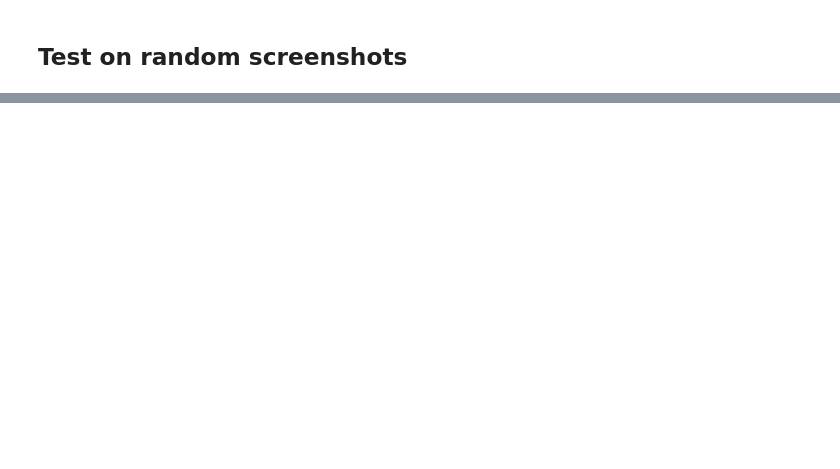
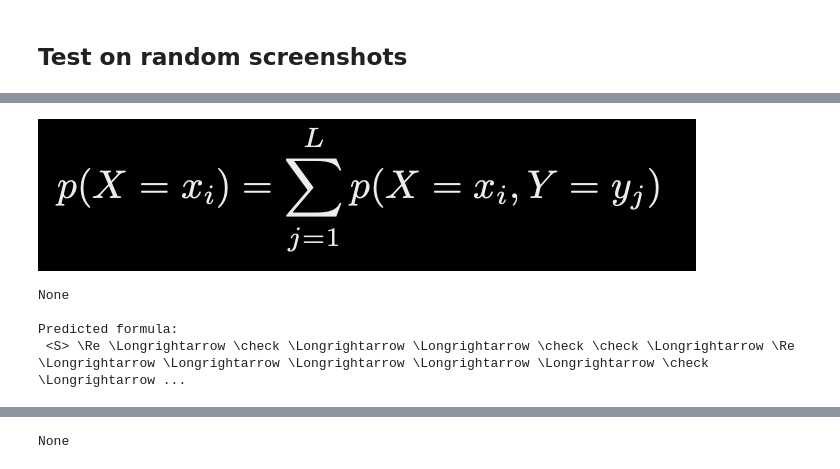
Before and after one commit to gmarus777/image-to-tex-OCR, a Jupyter notebook: Jupyter_Notebooks/FINAL_LOCAL_TRANING_CFG.ipynb, the cells around one changed output, grey strips where cells are left out. Saved outputs shown, nothing was run; the diff lists cells and outputs as text; code cells hidden in the pictures; blank space fills up the shorter version.

```diff
--- a/Jupyter_Notebooks/FINAL_LOCAL_TRANING_CFG.ipynb
+++ b/Jupyter_Notebooks/FINAL_LOCAL_TRANING_CFG.ipynb
@@ -298,16 +349,21 @@ print(display(Math(token_to_strings(my_prediction))))
 # %%
 
 my_image_path= "Jupyter_Notebooks/test_photos/screenshot_1.png"
-my_image = cv2.imread(my_image_path)
-my_image =  cv2.cvtColor(my_image, cv2.COLOR_BGR2RGB)
+my_image = cv2.imread(my_image_path)#my_image =  cv2.cvtColor(my_image, cv2.COLOR_BGR2RGB)
 my_image= cv2.bitwise_not(my_image)
 #my_image = PIL.ImageOps.invert(my_image)
 
 my_image_tensor = dataset.val_transform(image=np.array(my_image))['image']
 print(display(transform(my_image_tensor)))
 print('\nPredicted formula:')
 with torch.no_grad():
     model.eval()
     my_prediction =  model.predict(my_image_tensor.unsqueeze(0).to('cpu'))
 print(token_to_strings(my_prediction))
 print(display(Math(token_to_strings(my_prediction))))
+# %% [output]
+[figure, added]
+None
+
+Predicted formula:
+ <S> \Re \Longrightarrow \check \Longrightarrow \Longrightarrow \check \check \Longrightarrow \Re \Longrightarrow \Longrightarrow \Longrightarrow \Longrightarrow \Longrightarrow \check \Longrightarrow ...
@@ -314,3 +371,4 @@ print(display(Math(token_to_strings(my_prediction))))
+None
 # %%
 my_image_path= "Jupyter_Notebooks/test_photos/screenshot_3.png"
 my_image = cv2.imread(my_image_path)
```
Also changed, not shown: parts of 18 cells of this notebook, 2 other files.
